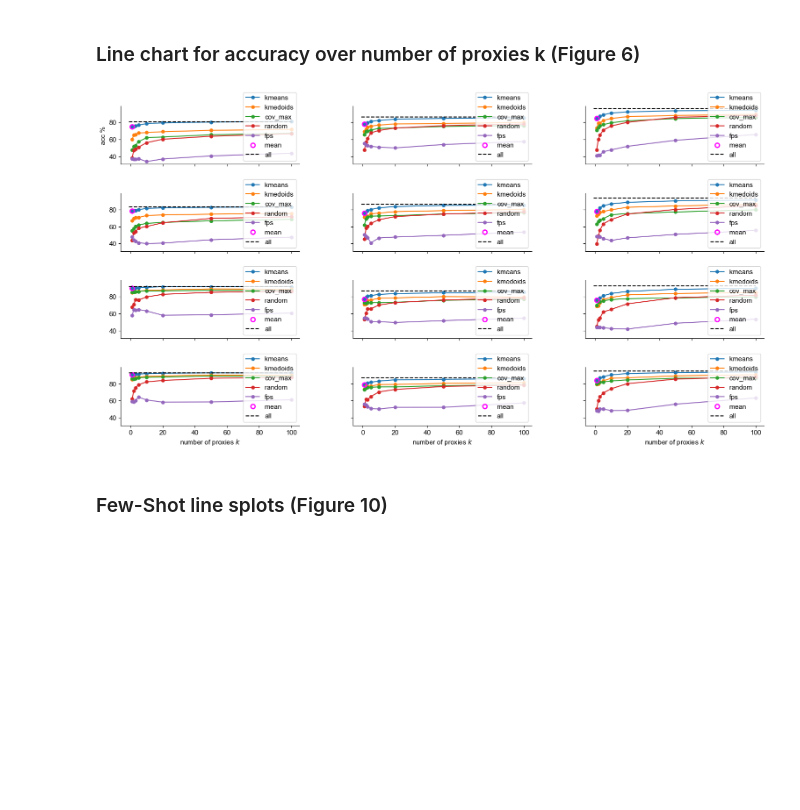
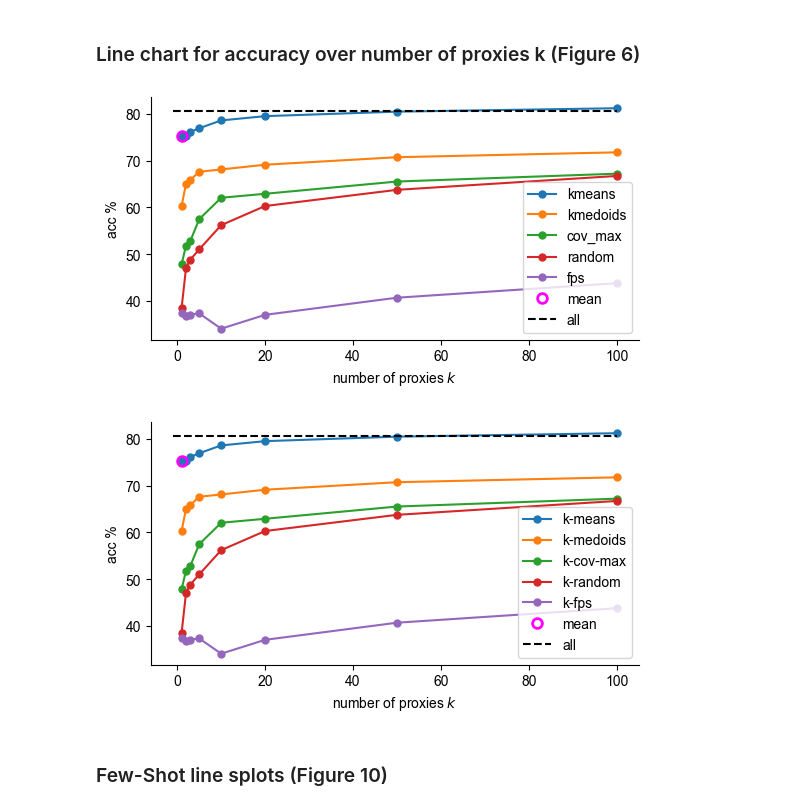
Before and after one commit to DATEXIS/IMPRINT, a Jupyter notebook: analysis/analysis.ipynb, the cells around one changed output. Saved outputs shown, nothing was run; the diff lists cells and outputs as text; code cells hidden in the pictures; blank space fills up the shorter version.

```diff
--- a/analysis/analysis.ipynb
+++ b/analysis/analysis.ipynb
@@ -260,7 +258,8 @@ df_loaded = pd.read_csv(
         "combined_preprocessed_results",
         # "preprocessed_results_all_runs_reprod_jsons_2025-05-06_10-09-29-2025-05-20_13-05-37.csv", # OLD
         # "preprocessed_results_all_runs_reprod_jsons_2025-05-06_10-09-29-2025-06-01_15-57-38.csv", # Without kls
-        "preprocessed_results_all_runs_reprod_jsons_2025-05-06_10-09-29-2025-06-26_13-53-36.csv",
+        # "preprocessed_results_all_runs_reprod_jsons_2025-05-06_10-09-29-2025-06-26_13-53-36.csv",  # TMLR before adding more kls
+        "preprocessed_results_all_runs_reprod_jsons_2025-05-06_10-09-29-2025-08-19_12-16-21.csv",  # TMLR after adding more kls
     )
 )
 # "created_at" as datetime
@@ -813,15 +828,15 @@ os.makedirs(graphs_save_dict, exist_ok=True)
 focus_column_values = {
     "backbone_name": [
         "resnet18",
-        "resnet50",
-        "vit_b_16",
-        "swin_b",
+        # "resnet50",
+        # "vit_b_16",
+        # "swin_b",
         # "convnextv2-femto-1k-224",
     ],
     "dataset_name": [
         # "ImageNet",
-        "MNIST",
-        "FashionMNIST",
+        # "MNIST",
+        # "FashionMNIST",
         "CIFAR-10",
     ],
     "seed": [17121997, 123987, 12412312],
@@ -918,6 +933,17 @@ backbones     = df_focus["backbone_name"].unique()
 datasets      = df_focus["dataset_name"].unique()
 mapping_names = df_focus["mapping_name"].unique()
 task_names    = df_focus["task_name"].unique()
+
+method_renamer = {
+	"mean": "mean",
+	"ls": "least-squares",
+	"kmeans": "k-means",
+	"kmedoids": "k-medoids",
+	"cov_max": "k-cov-max",
+	"kls": "k-least-squares",
+	"random": "k-random",
+	"fps": "k-fps",
+}
 
 nrows = len(backbones)
 ncols = len(datasets) * len(mapping_names) * len(task_names)
@@ -978,6 +1004,9 @@ for i, backbone_name in enumerate(backbones):
 				df_vis_piv_not_all = df_vis_piv_not_all[order]
 
 				styles = ['-o'] * df_vis_piv_not_all.shape[1]
+
+				# Rename methods
+				df_vis_piv_not_all.rename(columns=method_renamer, inplace=True)
 				df_vis_piv_not_all.plot(ax=ax, style=styles, linewidth=1.5, markersize=5, legend=False)
 
 				if 1 in df_vis_piv.index and "mean" in df_vis_piv.columns:
@@ -987,35 +1016,36 @@ for i, backbone_name in enumerate(backbones):
 							marker="o",
 							markersize=7,
 							markerfacecolor="none",      # make center transparent
 							markeredgecolor="magenta",
 							markeredgewidth=2,
 							label="mean")
 				if 1 in df_vis_piv.index and "ls" in df_vis_piv.columns:
 					ls_val = df_vis_piv.at[1, "ls"]
 					ax.plot(1, ls_val,
 							linestyle="None",
 							marker="o",
 							markersize=7,
 							markerfacecolor="none",      # make center transparent
 							markeredgecolor="blue",
 							markeredgewidth=2,
-							label="ls")
+							label="least-squares")
 
 				df_vis_piv["all"].plot(ax=ax, linestyle="--", linewidth=1.5, color="black", label="all")
 
 				ax.legend(loc="lower right")
 				ax.set_xlabel(r"number of proxies $k$")
 				if i == 0:
 					ax.set_ylabel("acc %")
 				# ax.set_title(f"{backbone_name}, {dataset_name}, {task_name}, {mapping_name}")
 				ax.spines['top'].set_visible(False)
 				ax.spines['right'].set_visible(False)
 
 plt.subplots_adjust(hspace=0.5, wspace=0.3)
 plt.savefig(os.path.join(graphs_save_dict, f"{filename_prefix}_k_vs_avg_acc.pdf"), bbox_inches="tight", dpi=300)
 plt.show()
 # %% [output]
-[figure, old version]
+[figure, new version]
+[figure, added]
 # %% [markdown]
 ### Few-Shot line splots (Figure 10)
 # %%
```
Also changed, not shown: parts of 7 cells of this notebook.
